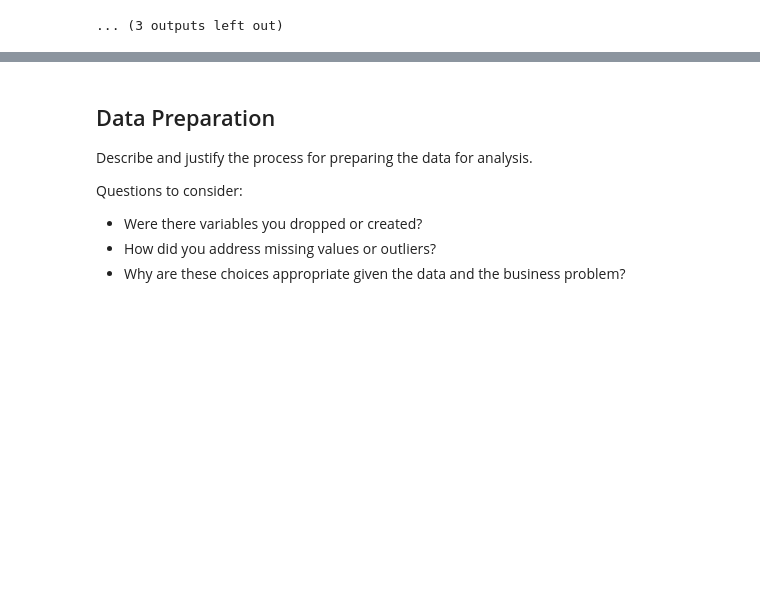
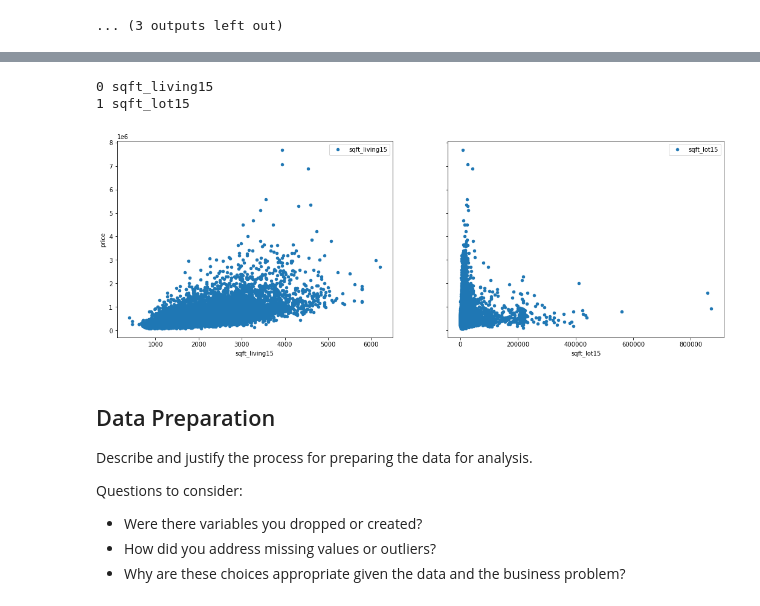
Before and after one commit to Shoemaker703/home_sales_analysis_project, a Jupyter notebook: notebooks/Alex M/Project2AlexM.ipynb, the cells around one changed output, grey strips where cells are left out. Saved outputs shown, nothing was run; the diff lists cells and outputs as text; code cells hidden in the pictures; blank space fills up the shorter version.

```diff
--- a/notebooks/Alex M/Project2AlexM.ipynb
+++ b/notebooks/Alex M/Project2AlexM.ipynb
@@ -209,3 +268,15 @@ for column in df:
+# %%
+
+fig, axs = plt.subplots(1, 2, sharey=True, figsize=(18, 6))
+for idx, channel in enumerate(['sqft_living15', 'sqft_lot15']):
+    print(idx, channel)
+    df.plot(kind='scatter', x=channel, y='price', ax=axs[idx], label=channel)
+plt.legend()
+plt.show()
+# %% [output]
+0 sqft_living15
+1 sqft_lot15
+[figure, added]
 # %% [markdown]
 ## Data Preparation
 
```
Also changed, not shown: parts of 4 cells of this notebook.
